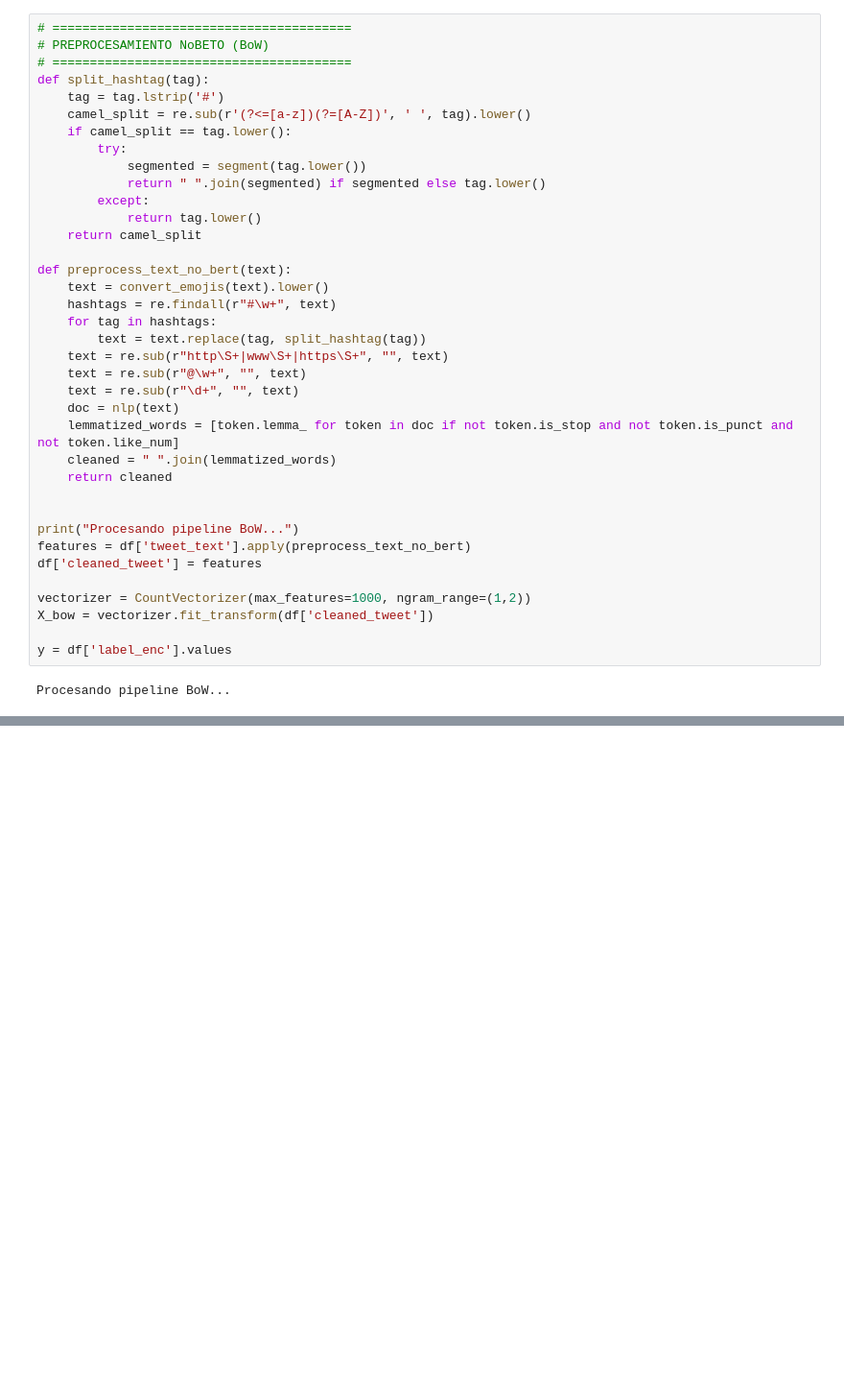
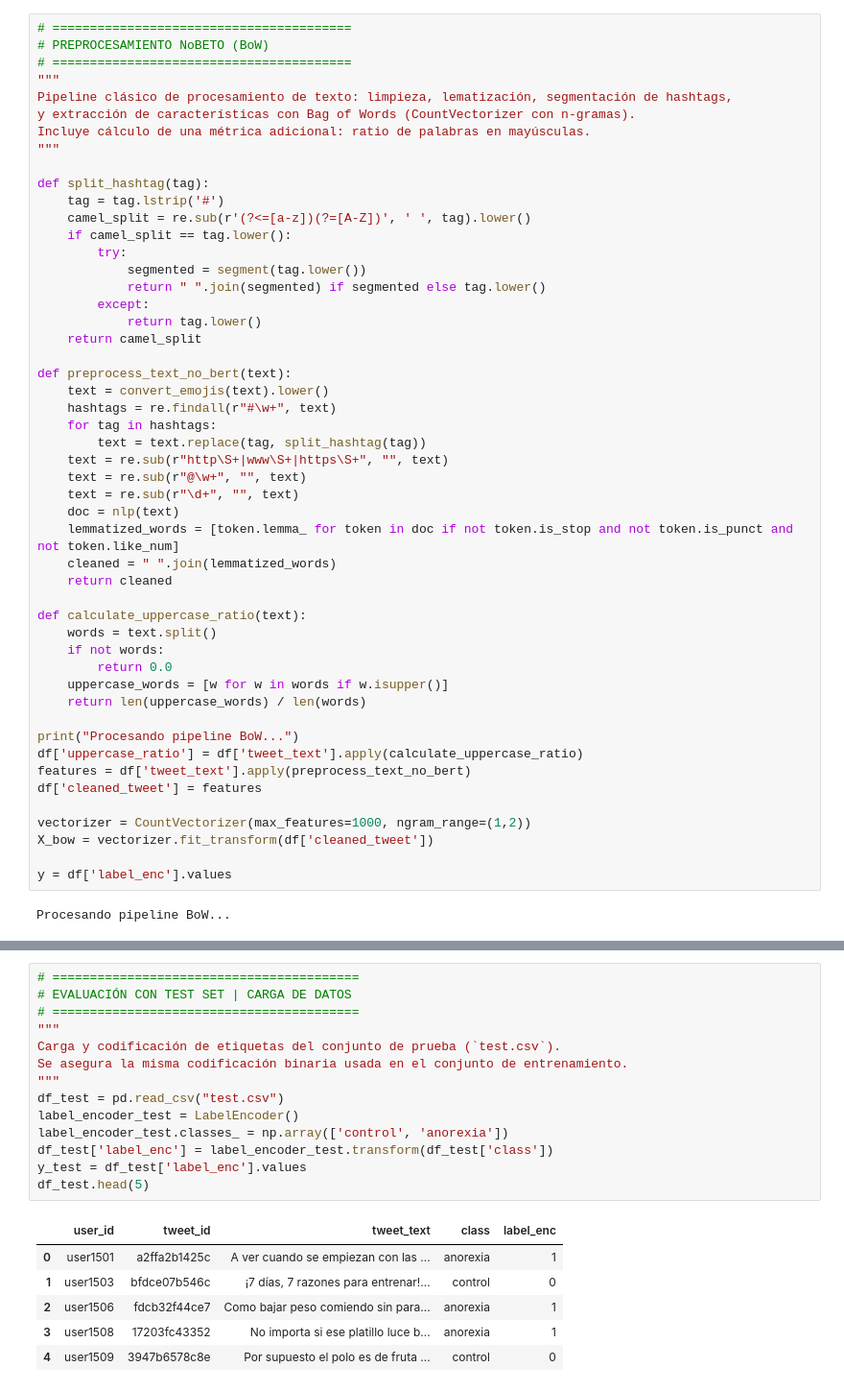
Before and after one commit to gusgoos/eating-disorder-tweet-detector, a Jupyter notebook: tweet_ed_disorder_classification.ipynb, the cells around one changed output, grey strips where cells are left out. Shown: that part at 96% size. Drawn from its saved outputs; the diff is of its cells as text; blank space fills up the shorter version.

Commit message:
Integrate test set and documentation

```diff
--- a/tweet_ed_disorder_classification.ipynb
+++ b/tweet_ed_disorder_classification.ipynb
@@ -121,6 +137,12 @@ Procesando embeddings BETO...
 # ========================================
 # PREPROCESAMIENTO NoBETO (BoW)
 # ========================================
+"""
+Pipeline clásico de procesamiento de texto: limpieza, lematización, segmentación de hashtags,
+y extracción de características con Bag of Words (CountVectorizer con n-gramas).
+Incluye cálculo de una métrica adicional: ratio de palabras en mayúsculas.
+"""
+
 def split_hashtag(tag):
     tag = tag.lstrip('#')
     camel_split = re.sub(r'(?<=[a-z])(?=[A-Z])', ' ', tag).lower()
@@ -145,8 +167,15 @@ def preprocess_text_no_bert(text):
     cleaned = " ".join(lemmatized_words)
     return cleaned
 
+def calculate_uppercase_ratio(text):
+    words = text.split()
+    if not words:
+        return 0.0
+    uppercase_words = [w for w in words if w.isupper()]
+    return len(uppercase_words) / len(words)
 
 print("Procesando pipeline BoW...")
+df['uppercase_ratio'] = df['tweet_text'].apply(calculate_uppercase_ratio)
 features = df['tweet_text'].apply(preprocess_text_no_bert)
 df['cleaned_tweet'] = features
 
@@ -505,0 +626,21 @@ Pipeline               Model  Accuracy  Precision   Recall  F1-Score
+# %%
+# =========================================
+# EVALUACIÓN CON TEST SET | CARGA DE DATOS
+# =========================================
+"""
+Carga y codificación de etiquetas del conjunto de prueba (`test.csv`).
+Se asegura la misma codificación binaria usada en el conjunto de entrenamiento.
+"""
+df_test = pd.read_csv("test.csv")
+label_encoder_test = LabelEncoder()
+label_encoder_test.classes_ = np.array(['control', 'anorexia'])
+df_test['label_enc'] = label_encoder_test.transform(df_test['class'])
+y_test = df_test['label_enc'].values
+df_test.head(5)
+# %% [output]
+|  | user_id | tweet_id | tweet_text | class | label_enc |
+| 0 | user1501 | a2ffa2b1425c | A ver cuando se empiezan con las ... | anorexia | 1 |
+| 1 | user1503 | bfdce07b546c | ¡7 días, 7 razones para entrenar!... | control | 0 |
+| 2 | user1506 | fdcb32f44ce7 | Como bajar peso comiendo sin para... | anorexia | 1 |
+| 3 | user1508 | 17203fc43352 | No importa si ese platillo luce b... | anorexia | 1 |
+| 4 | user1509 | 3947b6578c8e | Por supuesto el polo es de fruta ... | control | 0 |
```
Also changed, not shown: parts of 15 cells of this notebook, 1 other file.
